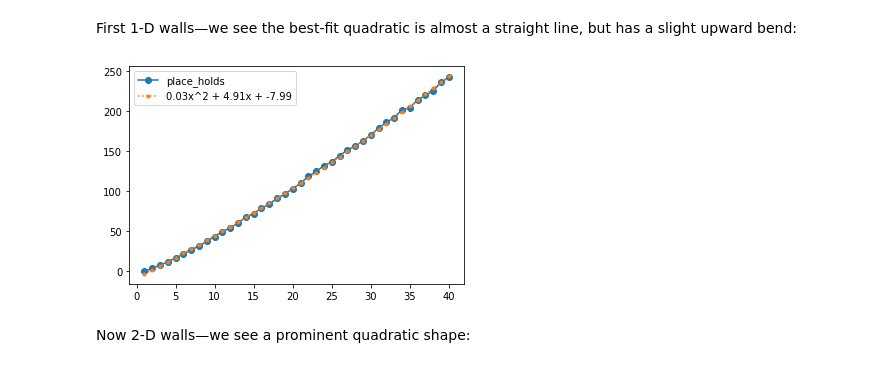
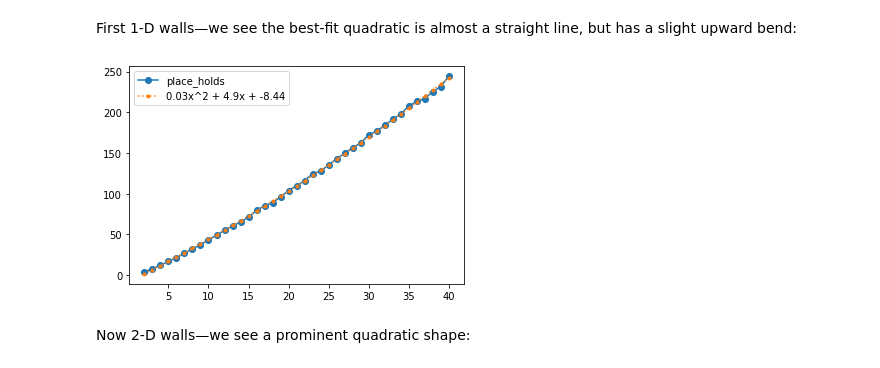
Before and after one commit to norvig/pytudes, a Jupyter notebook: ipynb/ClimbingWall.ipynb, the cells around one changed output. Saved outputs shown, nothing was run; the diff lists cells and outputs as text; code cells hidden in the pictures.

```diff
--- a/ipynb/ClimbingWall.ipynb
+++ b/ipynb/ClimbingWall.ipynb
@@ -16,13 +16,14 @@ from typing import List, Tuple, Iterable
 from statistics import mean
 
 def place_holds(top=10) -> List[float]:
-    """Randomly place holds on wall until no gap is more than 1."""
+    """Randomly place holds on wall until there is a path from bottom to top."""
     holds = [0, top]
-    while max(gaps(holds)) > 1:
+    while not is_path(holds):
         holds.append(random.uniform(0, top))
         holds.sort()
     return holds[1:-1] # (not including the bottom and top of the wall)
 
-def gaps(numbers) -> Iterable[float]:
-    """The differences between adjacent pairs of sorted numbers."""
-    return (numbers[i + 1] - numbers[i] for i in range(len(numbers) - 1))
+def is_path(holds) -> bool:
+    """Do the sorted holds form a path where each move has distance <= 1?"""
+    return all(holds[i + 1] - holds[i] <= 1
+               for i in range(len(holds) - 1))
@@ -48,6 +38,6 @@ The Monte Carlo algorithm computes the expected number of holds created by `plac
 # %%
 def monte_carlo(fn, *args, repeat=50_000, key=len) -> float:
-    """Mean value of key(fn(*args)), repeated `repeat` times."""
+    """Mean value of `repeat` repetitions of key(fn(*args))."""
     return mean(key(fn(*args)) for _ in range(repeat))
 # %%
 monte_carlo(place_holds)
@@ -168,7 +188,7 @@ My guess would be that the expected number of required holds goes up roughly lin
 # %%
 import numpy as np
 
-def fit(X, fn, key=len, repeat=1_000, degree=2) -> np.array:
+def fit(X, fn, key=len, repeat=1000, degree=2) -> np.array:
     """Fit key(fn(x)) to a polynomial; plot; return polynomial coefficients."""
     Y = [monte_carlo(fn, x, key=key, repeat=repeat) for x in X]
     coefs = np.polyfit(X, Y, 2)
@@ -190,9 +210,9 @@ def term(coef, d) -> str:
 # %% [markdown]
 First 1-D walls—we see the best-fit quadratic is almost a straight line, but has a slight upward bend:
 # %%
-fit(range(1, 41), place_holds);
+fit(range(2, 41), place_holds);
 # %% [output]
-[figure, old version]
+[figure, new version]
 # %% [markdown]
 Now 2-D walls—we see a prominent quadratic shape:
 # %%
```
Also changed, not shown: parts of 21 cells of this notebook.
